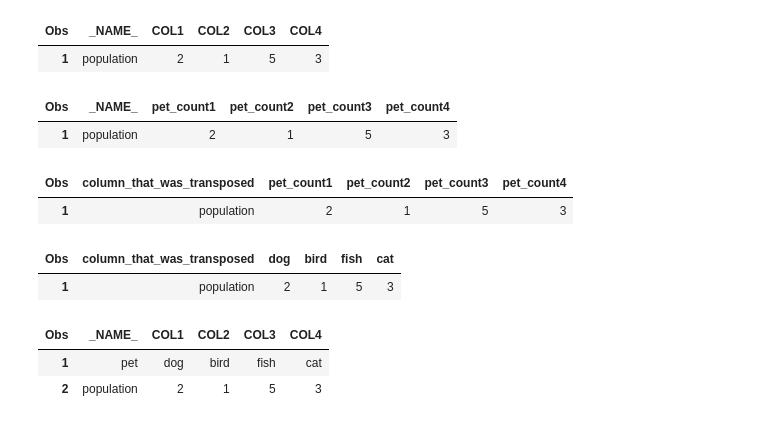
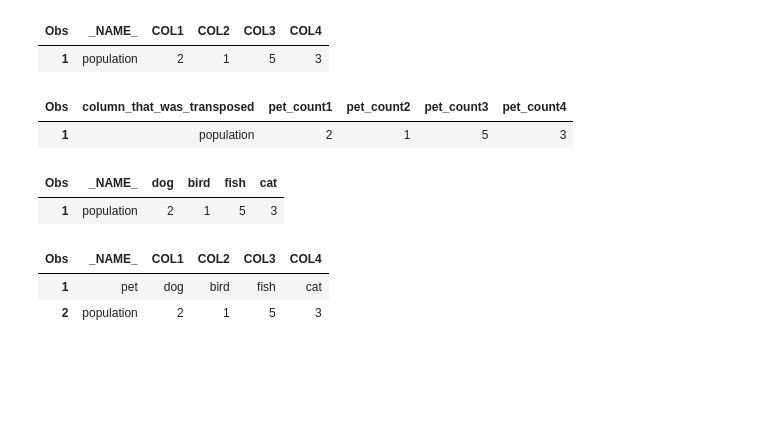
Before and after one commit to 0xdomyz/sas_collection, a Jupyter notebook: proc_data/proc_transpose_2.ipynb, the cells around one changed output. Drawn from its saved outputs; the diff is of its cells as text; code cells hidden in the pictures; blank space fills up the shorter version.

Commit message:
update comments in proc trans

```diff
--- a/proc_data/proc_transpose_2.ipynb
+++ b/proc_data/proc_transpose_2.ipynb
@@ -105,47 +105,35 @@ proc print data=work.wide_file1_transp_default; run;
 | Obs | _NAME_ | COL1 | COL2 | COL3 | COL4 |
 | 1 | population | 2 | 1 | 5 | 3 |
 # %%
-# prefix
+# name to replace _NAME_
+# prefix to change how the rows numbers are named
 sas.submitLST(
 f"""
 proc transpose data=work.narrow_file1
-               out=work.narrow_file1_transp_prefix
+               out=work.narrow_file1_transp_prefix_name
+               name=column_that_was_transposed
                prefix=pet_count;
 run;
 
-proc print data=work.narrow_file1_transp_prefix; run;
+proc print data=work.narrow_file1_transp_prefix_name; run;
 """)
 # %% [output]
-| Obs | _NAME_ | pet_count1 | pet_count2 | pet_count3 | pet_count4 |
+| Obs | column_that_was_transposed | pet_count1 | pet_count2 | pet_count3 | pet_count4 |
 | 1 | population | 2 | 1 | 5 | 3 |
 # %%
+# id column will be used to name the "rows"
 sas.submitLST(
 f"""
 proc transpose data=work.narrow_file1
-               out=work.narrow_file1_transp_prefix_name
-               name=column_that_was_transposed
-               prefix=pet_count;
+               out=work.narrow_file1_transp_id;
+    id pet;
 run;
 
-proc print data=work.narrow_file1_transp_prefix_name; run;
+proc print data=work.narrow_file1_transp_id; run;
 """)
 # %% [output]
-| Obs | column_that_was_transposed | pet_count1 | pet_count2 | pet_count3 | pet_count4 |
+| Obs | _NAME_ | dog | bird | fish | cat |
 | 1 | population | 2 | 1 | 5 | 3 |
-# %%
-sas.submitLST(
-f"""
-proc transpose data=work.narrow_file1
-               out=work.narrow_file1_transp_id
-               name=column_that_was_transposed;
-    id pet;
-run;
-
-proc print data=work.narrow_file1_transp_id; run;
-""")
-# %% [output]
-| Obs | column_that_was_transposed | dog | bird | fish | cat |
-| 1 | population | 2 | 1 | 5 | 3 |
 # %%
 sas.submitLST(
 f"""
```
Also changed, not shown: parts of 2 cells of this notebook, 1 other file.
